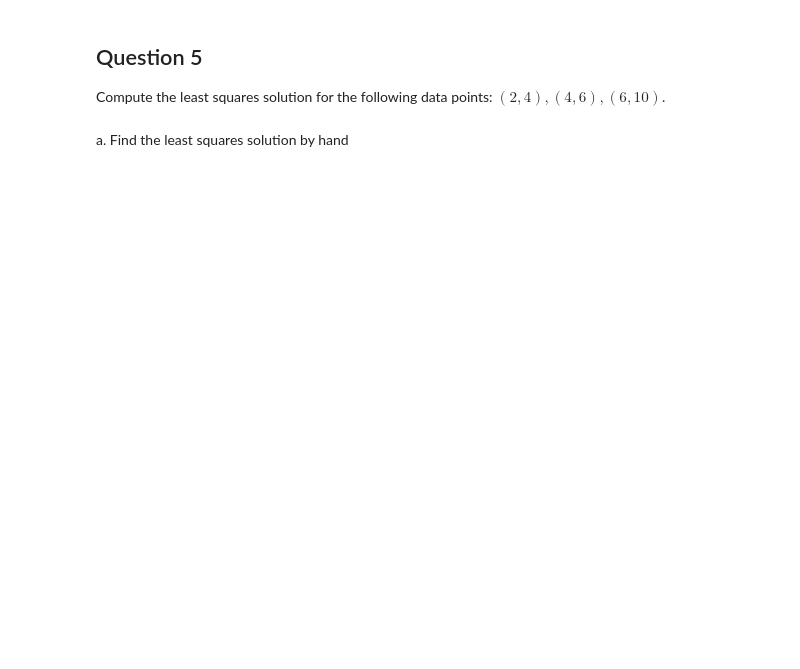
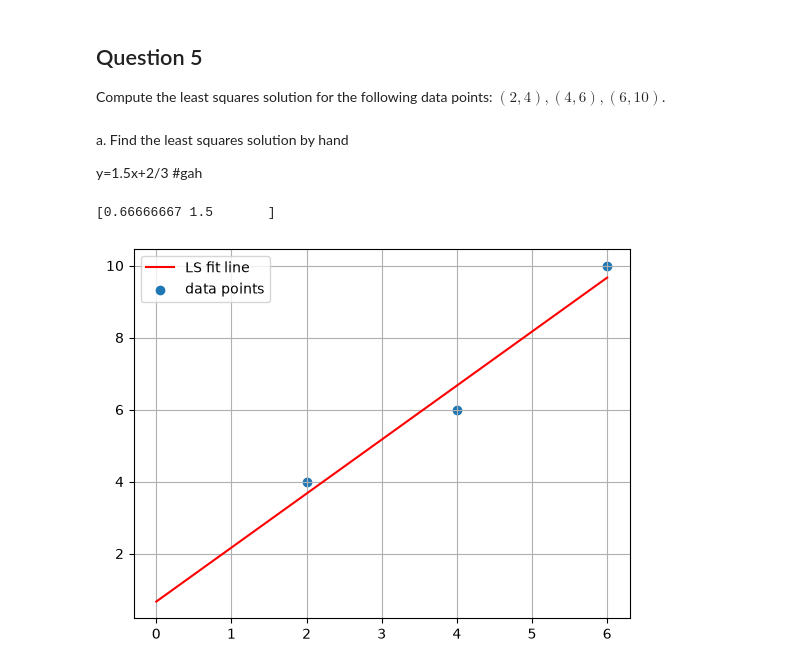
Before and after one commit to danaz-py/bwsi-comp-problem-solving, a Jupyter notebook: mod1_foundations_of_applied_math/3_more_linear_algerbra.ipynb, the cells around one changed output. Drawn from its saved outputs; the diff is of its cells as text; code cells hidden in the pictures; blank space fills up the shorter version.

```diff
--- a/mod1_foundations_of_applied_math/3_more_linear_algerbra.ipynb
+++ b/mod1_foundations_of_applied_math/3_more_linear_algerbra.ipynb
@@ -333,3 +354,6 @@ print(beta)  # Output: [1.  1.5]
 Compute the least squares solution for the following data points: $(2,4), (4,6), (6,10)$.
 # %% [markdown]
 a. Find the least squares solution by hand
+
+y=1.5x+2/3
+#gah
@@ -338,8 +360,23 @@ a. Find the least squares solution by hand
+# %%
+# b. using numpy
+X = np.array([[1, 2],
+      [1, 4],
+      [1, 6]])
+
+y = np.array([4, 6, 10])
+
+beta = np.linalg.inv(X.T @ X) @X.T @ y
+print(beta)
+# %% [output]
+[0.66666667 1.5       ]
 # %%
 # plot the points and your best fit line using matplotlib to check your work!
-fit_line = lambda beta,x: beta[1]*x + beta[0]
-# plt.plot(           , "r-", label="LS fit line")
+x_range = np.linspace(0,6) #the max x value was 6
+fit_line = beta[1] * x_range + beta[0] #y=mx+b
+plt.plot(x_range, fit_line, "r-", label="LS fit line")
 plt.scatter([2,4,6], [4,6,10], label="data points")
 plt.legend()
 plt.grid()
 plt.show()
+# %% [output]
+[figure, added]
```
Also changed, not shown: parts of 6 cells of this notebook.
